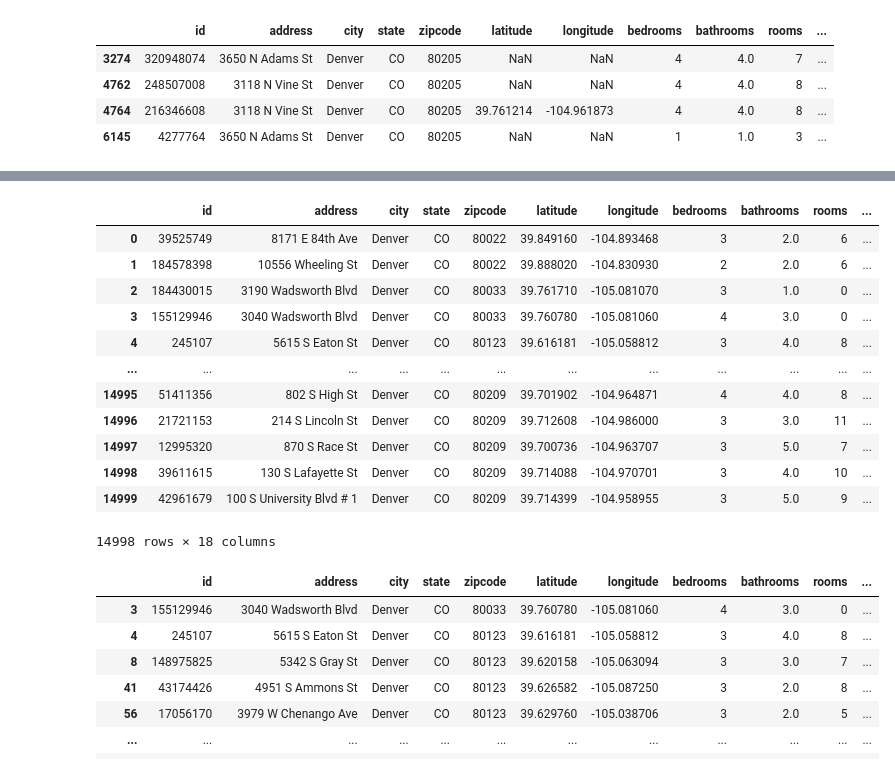
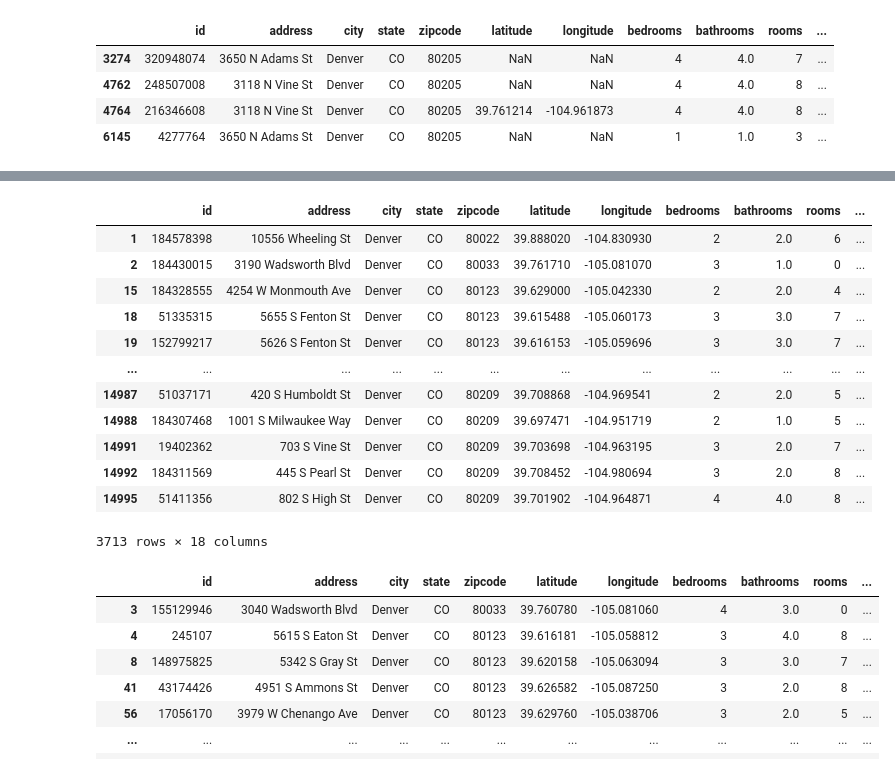
Before and after one commit to lucnguyen104/MinhLuc, a Jupyter notebook: Denver house price.ipynb, the cells around one changed output, grey strips where cells are left out. Cells and saved outputs as stored; diff of their text form; code cells hidden in the pictures.

```diff
--- a/Denver house price.ipynb
+++ b/Denver house price.ipynb
@@ -109,20 +105,20 @@ df[df.duplicated(subset = 'address',keep=False)] #show all duplicated address
 # %%
-df=df.drop_duplicates(subset=['address'])#after dropped, only 14998 rows
-df
+# Show missing values of 'priorSaleAmount' to observe the relevant with 'priorSaleDate'
+df[df['priorSaleAmount'].isnull()]
 # %% [output]
 |  | id | address | city | state | zipcode | latitude | longitude | bedrooms | bathrooms | rooms | ... |
-| 0 | 39525749 | 8171 E 84th Ave | Denver | CO | 80022 | 39.849160 | -104.893468 | 3 | 2.0 | 6 | ... |
 | 1 | 184578398 | 10556 Wheeling St | Denver | CO | 80022 | 39.888020 | -104.830930 | 2 | 2.0 | 6 | ... |
 | 2 | 184430015 | 3190 Wadsworth Blvd | Denver | CO | 80033 | 39.761710 | -105.081070 | 3 | 1.0 | 0 | ... |
-| 3 | 155129946 | 3040 Wadsworth Blvd | Denver | CO | 80033 | 39.760780 | -105.081060 | 4 | 3.0 | 0 | ... |
-| 4 | 245107 | 5615 S Eaton St | Denver | CO | 80123 | 39.616181 | -105.058812 | 3 | 4.0 | 8 | ... |
+| 15 | 184328555 | 4254 W Monmouth Ave | Denver | CO | 80123 | 39.629000 | -105.042330 | 2 | 2.0 | 4 | ... |
+| 18 | 51335315 | 5655 S Fenton St | Denver | CO | 80123 | 39.615488 | -105.060173 | 3 | 3.0 | 7 | ... |
+| 19 | 152799217 | 5626 S Fenton St | Denver | CO | 80123 | 39.616153 | -105.059696 | 3 | 3.0 | 7 | ... |
 | ... | ... | ... | ... | ... | ... | ... | ... | ... | ... | ... | ... |
+| 14987 | 51037171 | 420 S Humboldt St | Denver | CO | 80209 | 39.708868 | -104.969541 | 2 | 2.0 | 5 | ... |
+| 14988 | 184307468 | 1001 S Milwaukee Way | Denver | CO | 80209 | 39.697471 | -104.951719 | 2 | 1.0 | 5 | ... |
+| 14991 | 19402362 | 703 S Vine St | Denver | CO | 80209 | 39.703698 | -104.963195 | 3 | 2.0 | 7 | ... |
+| 14992 | 184311569 | 445 S Pearl St | Denver | CO | 80209 | 39.708452 | -104.980694 | 3 | 2.0 | 8 | ... |
 | 14995 | 51411356 | 802 S High St | Denver | CO | 80209 | 39.701902 | -104.964871 | 4 | 4.0 | 8 | ... |
-| 14996 | 21721153 | 214 S Lincoln St | Denver | CO | 80209 | 39.712608 | -104.986000 | 3 | 3.0 | 11 | ... |
-| 14997 | 12995320 | 870 S Race St | Denver | CO | 80209 | 39.700736 | -104.963707 | 3 | 5.0 | 7 | ... |
-| 14998 | 39611615 | 130 S Lafayette St | Denver | CO | 80209 | 39.714088 | -104.970701 | 3 | 4.0 | 10 | ... |
-| 14999 | 42961679 | 100 S University Blvd # 1 | Denver | CO | 80209 | 39.714399 | -104.958955 | 3 | 5.0 | 9 | ... |
-14998 rows × 18 columns
+3713 rows × 18 columns
 # %%
 # Show 0 values of 'priorSaleAmount' to observe the relevant with 'priorSaleDate'
 df[df['priorSaleAmount'].eq(0)]
```
Also changed, not shown: parts of 32 cells of this notebook.
